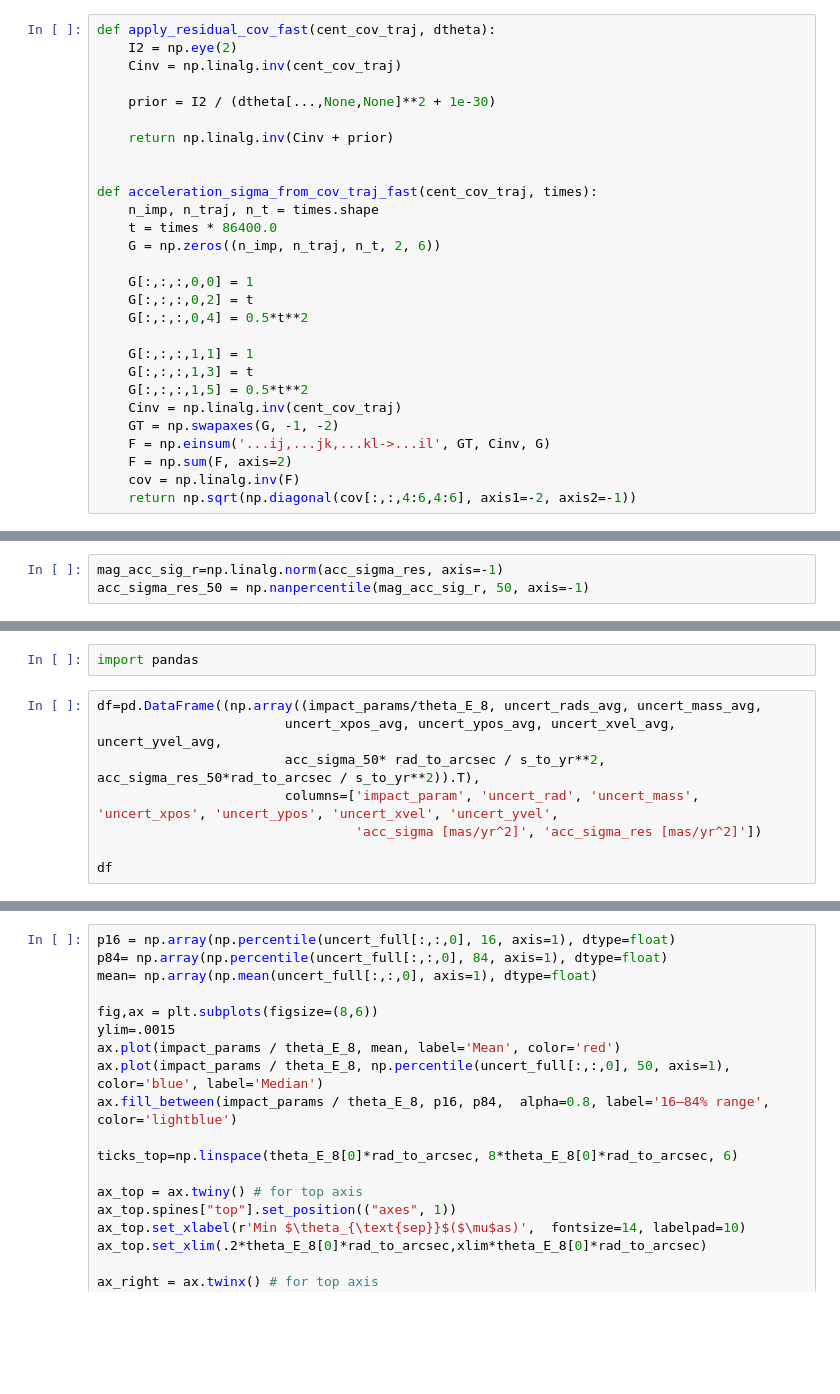
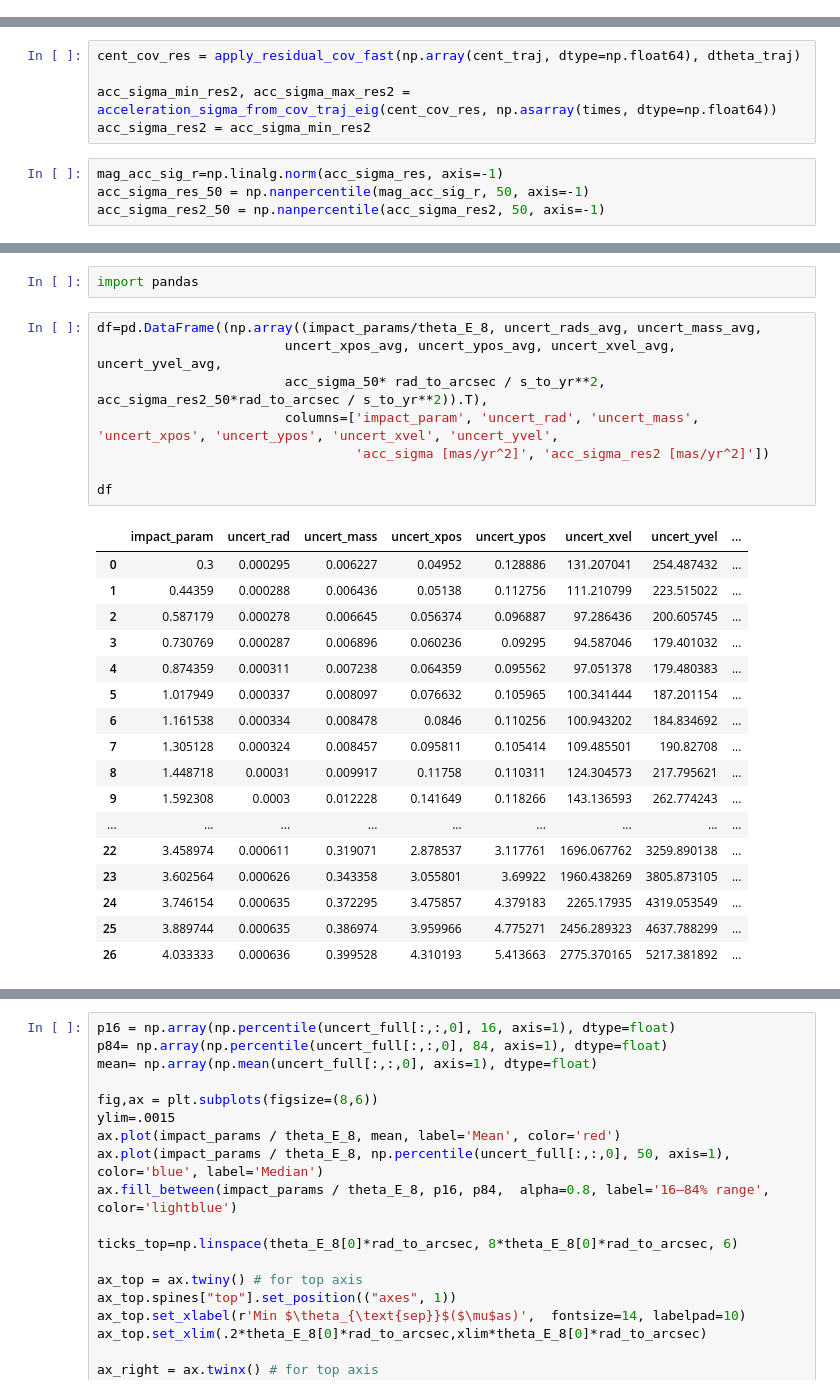
Before and after one commit to abby-moran/Quasar_microlensing_public, a Jupyter notebook: interp_grid02.ipynb, the cells around one changed output, grey strips where cells are left out. Cells and saved outputs as stored; diff of their text form; blank space fills up the shorter version.

Commit message:
Updated tables with the second defintion of sigma for centroid acceleration

```diff
--- a/interp_grid02.ipynb
+++ b/interp_grid02.ipynb
@@ -1137,31 +1139,3 @@ chi_full.shape
-# %%
-def apply_residual_cov_fast(cent_cov_traj, dtheta):
-    I2 = np.eye(2)
-    Cinv = np.linalg.inv(cent_cov_traj)
-
-    prior = I2 / (dtheta[...,None,None]**2 + 1e-30)
-
-    return np.linalg.inv(Cinv + prior)
-
-
-def acceleration_sigma_from_cov_traj_fast(cent_cov_traj, times):
-    n_imp, n_traj, n_t = times.shape
-    t = times * 86400.0
-    G = np.zeros((n_imp, n_traj, n_t, 2, 6))
-
-    G[:,:,:,0,0] = 1
-    G[:,:,:,0,2] = t
-    G[:,:,:,0,4] = 0.5*t**2
-
-    G[:,:,:,1,1] = 1
-    G[:,:,:,1,3] = t
-    G[:,:,:,1,5] = 0.5*t**2
-    Cinv = np.linalg.inv(cent_cov_traj)
-    GT = np.swapaxes(G, -1, -2)
-    F = np.einsum('...ij,...jk,...kl->...il', GT, Cinv, G)
-    F = np.sum(F, axis=2)
-    cov = np.linalg.inv(F)
-    return np.sqrt(np.diagonal(cov[:,:,4:6,4:6], axis1=-2, axis2=-1))
 # %%
 # |Delta theta_c| interpolant over the shear-frame grid (RADIANS), used to cap the
 # per-epoch centroid covariance along trajectories (Eq. 24 of the paper).
@@ -1206,9 +1172,15 @@ for i in range(len(cent_traj)):
     chunks.append(acc_i[0])
 
 acc_sigma_res = np.array(chunks)
+# %%
+cent_cov_res = apply_residual_cov_fast(np.array(cent_traj, dtype=np.float64), dtheta_traj)
+
+acc_sigma_min_res2, acc_sigma_max_res2 = acceleration_sigma_from_cov_traj_eig(cent_cov_res, np.asarray(times, dtype=np.float64))
+acc_sigma_res2 = acc_sigma_min_res2
 # %%
 mag_acc_sig_r=np.linalg.norm(acc_sigma_res, axis=-1)
 acc_sigma_res_50 = np.nanpercentile(mag_acc_sig_r, 50, axis=-1)
+acc_sigma_res2_50 = np.nanpercentile(acc_sigma_res2, 50, axis=-1)
 # %%
 #check that all of these are in the area under chi^2=10, and they are!
 n_retrys=data['n_retried']
@@ -1264,8 +1241,26 @@ import pandas
 # %%
 df=pd.DataFrame((np.array((impact_params/theta_E_8, uncert_rads_avg, uncert_mass_avg,
                         uncert_xpos_avg, uncert_ypos_avg, uncert_xvel_avg, uncert_yvel_avg,
-                        acc_sigma_50* rad_to_arcsec / s_to_yr**2, acc_sigma_res_50*rad_to_arcsec / s_to_yr**2)).T),
+                        acc_sigma_50* rad_to_arcsec / s_to_yr**2, acc_sigma_res2_50*rad_to_arcsec / s_to_yr**2)).T),
                         columns=['impact_param', 'uncert_rad', 'uncert_mass', 'uncert_xpos', 'uncert_ypos', 'uncert_xvel', 'uncert_yvel',
-                                 'acc_sigma [mas/yr^2]', 'acc_sigma_res [mas/yr^2]'])
+                                 'acc_sigma [mas/yr^2]', 'acc_sigma_res2 [mas/yr^2]'])
 
 df
+# %% [output]
+|  | impact_param | uncert_rad | uncert_mass | uncert_xpos | uncert_ypos | uncert_xvel | uncert_yvel | ... |
+| 0 | 0.3 | 0.000295 | 0.006227 | 0.04952 | 0.128886 | 131.207041 | 254.487432 | ... |
+| 1 | 0.44359 | 0.000288 | 0.006436 | 0.05138 | 0.112756 | 111.210799 | 223.515022 | ... |
+| 2 | 0.587179 | 0.000278 | 0.006645 | 0.056374 | 0.096887 | 97.286436 | 200.605745 | ... |
+| 3 | 0.730769 | 0.000287 | 0.006896 | 0.060236 | 0.09295 | 94.587046 | 179.401032 | ... |
+| 4 | 0.874359 | 0.000311 | 0.007238 | 0.064359 | 0.095562 | 97.051378 | 179.480383 | ... |
+| 5 | 1.017949 | 0.000337 | 0.008097 | 0.076632 | 0.105965 | 100.341444 | 187.201154 | ... |
+| 6 | 1.161538 | 0.000334 | 0.008478 | 0.0846 | 0.110256 | 100.943202 | 184.834692 | ... |
+| 7 | 1.305128 | 0.000324 | 0.008457 | 0.095811 | 0.105414 | 109.485501 | 190.82708 | ... |
+| 8 | 1.448718 | 0.00031 | 0.009917 | 0.11758 | 0.110311 | 124.304573 | 217.795621 | ... |
+| 9 | 1.592308 | 0.0003 | 0.012228 | 0.141649 | 0.118266 | 143.136593 | 262.774243 | ... |
+| ... | ... | ... | ... | ... | ... | ... | ... | ... |
+| 22 | 3.458974 | 0.000611 | 0.319071 | 2.878537 | 3.117761 | 1696.067762 | 3259.890138 | ... |
+| 23 | 3.602564 | 0.000626 | 0.343358 | 3.055801 | 3.69922 | 1960.438269 | 3805.873105 | ... |
+| 24 | 3.746154 | 0.000635 | 0.372295 | 3.475857 | 4.379183 | 2265.17935 | 4319.053549 | ... |
+| 25 | 3.889744 | 0.000635 | 0.386974 | 3.959966 | 4.775271 | 2456.289323 | 4637.788299 | ... |
+| 26 | 4.033333 | 0.000636 | 0.399528 | 4.310193 | 5.413663 | 2775.370165 | 5217.381892 | ... |
```
Also changed, not shown: parts of 7 cells of this notebook, 3 other files.
